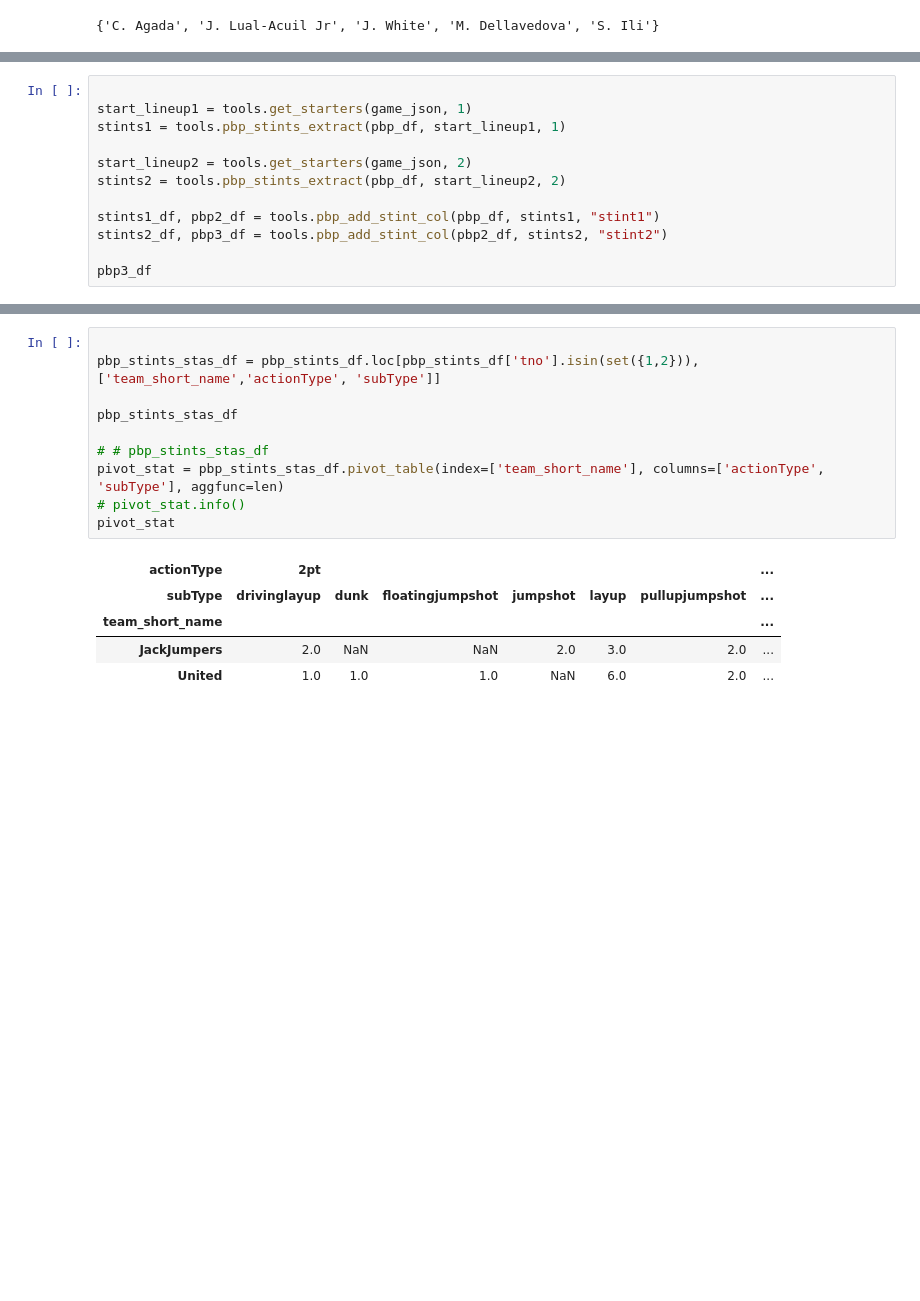
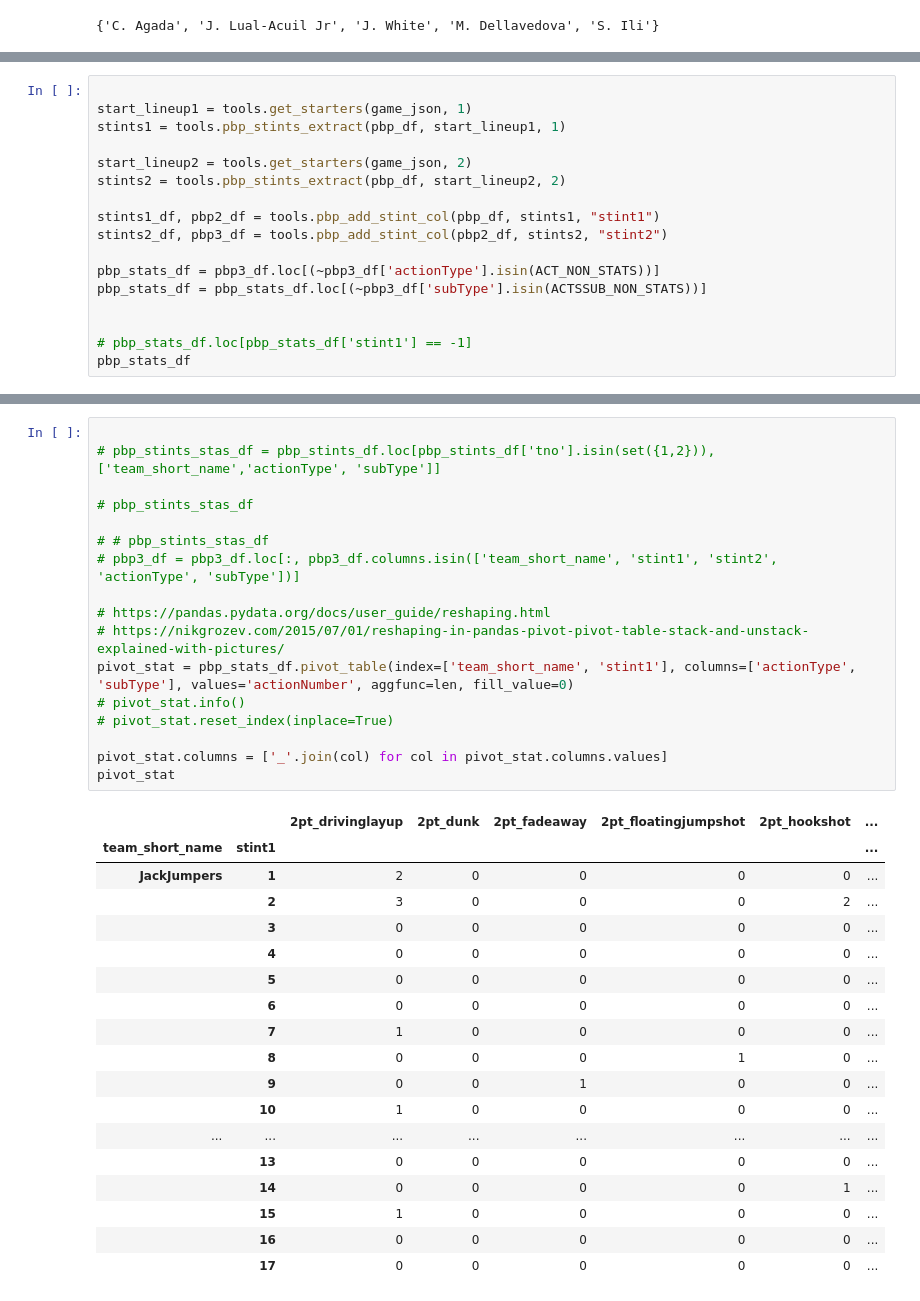
Before and after one commit to ssardina/pynbl, a Jupyter notebook: bball_stas.ipynb, the cells around one changed output, grey strips where cells are left out. Saved outputs shown, nothing was run; the diff lists cells and outputs as text; blank space fills up the shorter version.

Commit message:
pivot table almost there

```diff
--- a/bball_stas.ipynb
+++ b/bball_stas.ipynb
@@ -132,6 +156,11 @@ stints2 = tools.pbp_stints_extract(pbp_df, start_lineup2, 2)
 stints1_df, pbp2_df = tools.pbp_add_stint_col(pbp_df, stints1, "stint1")
 stints2_df, pbp3_df = tools.pbp_add_stint_col(pbp2_df, stints2, "stint2")
 
-pbp3_df
+pbp_stats_df = pbp3_df.loc[(~pbp3_df['actionType'].isin(ACT_NON_STATS))]
+pbp_stats_df = pbp_stats_df.loc[(~pbp3_df['subType'].isin(ACTSSUB_NON_STATS))]
+
+
+# pbp_stats_df.loc[pbp_stats_df['stint1'] == -1]
+pbp_stats_df
 # %% [output]
 |  | team_name | team_short_name | clock | s1 | s2 | lead | tno | period | periodType | pno | ... |
@@ -225,17 +223,37 @@ actions
 | turnover | outofbounds |
 # %%
 
-pbp_stints_stas_df = pbp_stints_df.loc[pbp_stints_df['tno'].isin(set({1,2})),['team_short_name','actionType', 'subType']]
+# pbp_stints_stas_df = pbp_stints_df.loc[pbp_stints_df['tno'].isin(set({1,2})),['team_short_name','actionType', 'subType']]
 
-pbp_stints_stas_df
+# pbp_stints_stas_df
 
 # # pbp_stints_stas_df
-pivot_stat = pbp_stints_stas_df.pivot_table(index=['team_short_name'], columns=['actionType', 'subType'], aggfunc=len)
+# pbp3_df = pbp3_df.loc[:, pbp3_df.columns.isin(['team_short_name', 'stint1', 'stint2', 'actionType', 'subType'])]
+
+# https://pandas.pydata.org/docs/user_guide/reshaping.html
+# https://nikgrozev.com/2015/07/01/reshaping-in-pandas-pivot-pivot-table-stack-and-unstack-explained-with-pictures/
+pivot_stat = pbp_stats_df.pivot_table(index=['team_short_name', 'stint1'], columns=['actionType', 'subType'], values='actionNumber', aggfunc=len, fill_value=0)
 # pivot_stat.info()
+# pivot_stat.reset_index(inplace=True)
+
+pivot_stat.columns = ['_'.join(col) for col in pivot_stat.columns.values]
 pivot_stat
 # %% [output]
-| actionType | 2pt |  |  |  |  |  | ... |
-| subType | drivinglayup | dunk | floatingjumpshot | jumpshot | layup | pullupjumpshot | ... |
-| team_short_name |  |  |  |  |  |  | ... |
-| JackJumpers | 2.0 | NaN | NaN | 2.0 | 3.0 | 2.0 | ... |
-| United | 1.0 | 1.0 | 1.0 | NaN | 6.0 | 2.0 | ... |
+|  |  | 2pt_drivinglayup | 2pt_dunk | 2pt_fadeaway | 2pt_floatingjumpshot | 2pt_hookshot | ... |
+| team_short_name | stint1 |  |  |  |  |  | ... |
+| JackJumpers | 1 | 2 | 0 | 0 | 0 | 0 | ... |
+|  | 2 | 3 | 0 | 0 | 0 | 2 | ... |
+|  | 3 | 0 | 0 | 0 | 0 | 0 | ... |
+|  | 4 | 0 | 0 | 0 | 0 | 0 | ... |
+|  | 5 | 0 | 0 | 0 | 0 | 0 | ... |
+|  | 6 | 0 | 0 | 0 | 0 | 0 | ... |
+|  | 7 | 1 | 0 | 0 | 0 | 0 | ... |
+|  | 8 | 0 | 0 | 0 | 1 | 0 | ... |
+|  | 9 | 0 | 0 | 1 | 0 | 0 | ... |
+|  | 10 | 1 | 0 | 0 | 0 | 0 | ... |
+| ... | ... | ... | ... | ... | ... | ... | ... |
+|  | 13 | 0 | 0 | 0 | 0 | 0 | ... |
+|  | 14 | 0 | 0 | 0 | 0 | 1 | ... |
+|  | 15 | 1 | 0 | 0 | 0 | 0 | ... |
+|  | 16 | 0 | 0 | 0 | 0 | 0 | ... |
+|  | 17 | 0 | 0 | 0 | 0 | 0 | ... |
```
Also changed, not shown: parts of 8 cells of this notebook, 2 other files.
